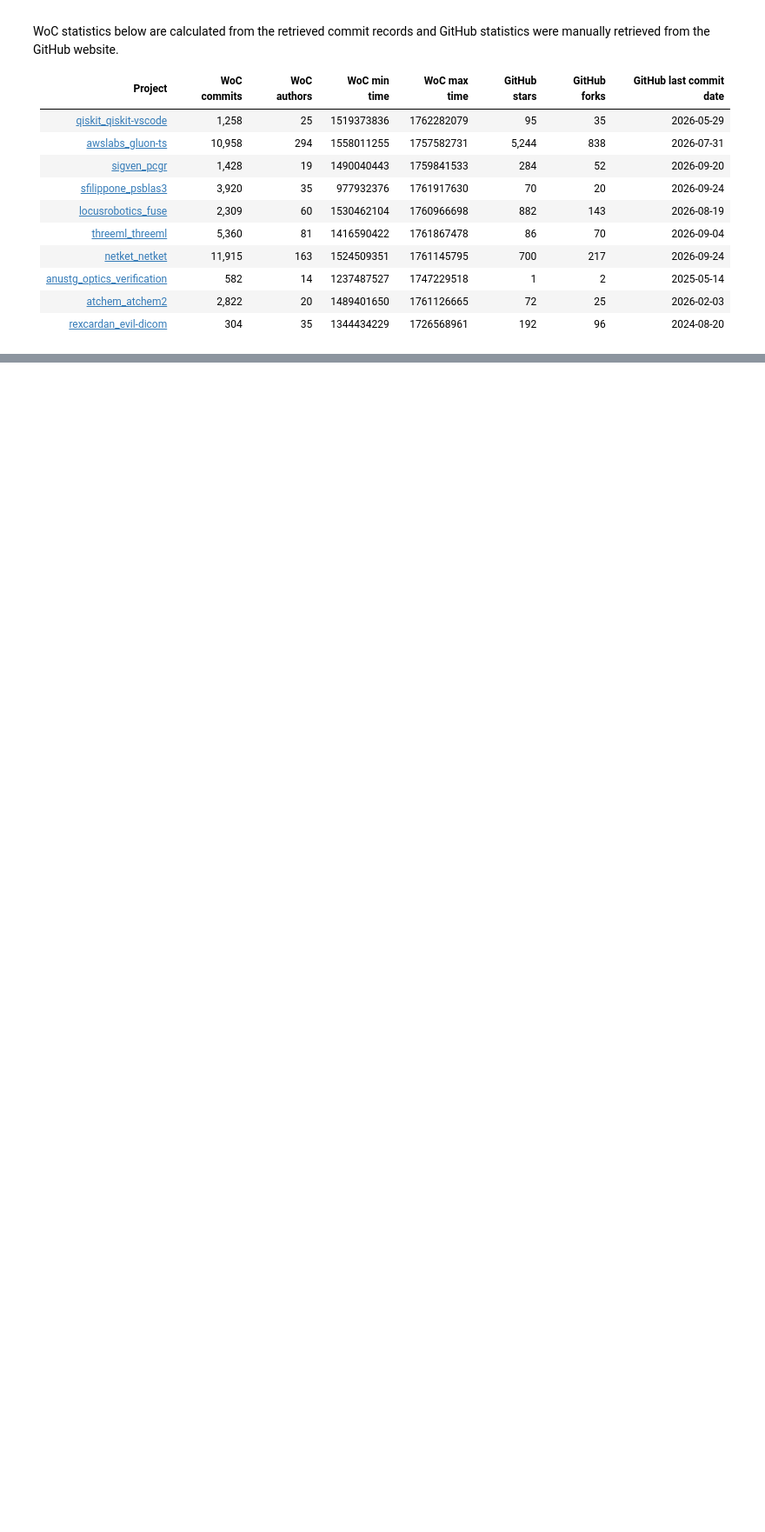
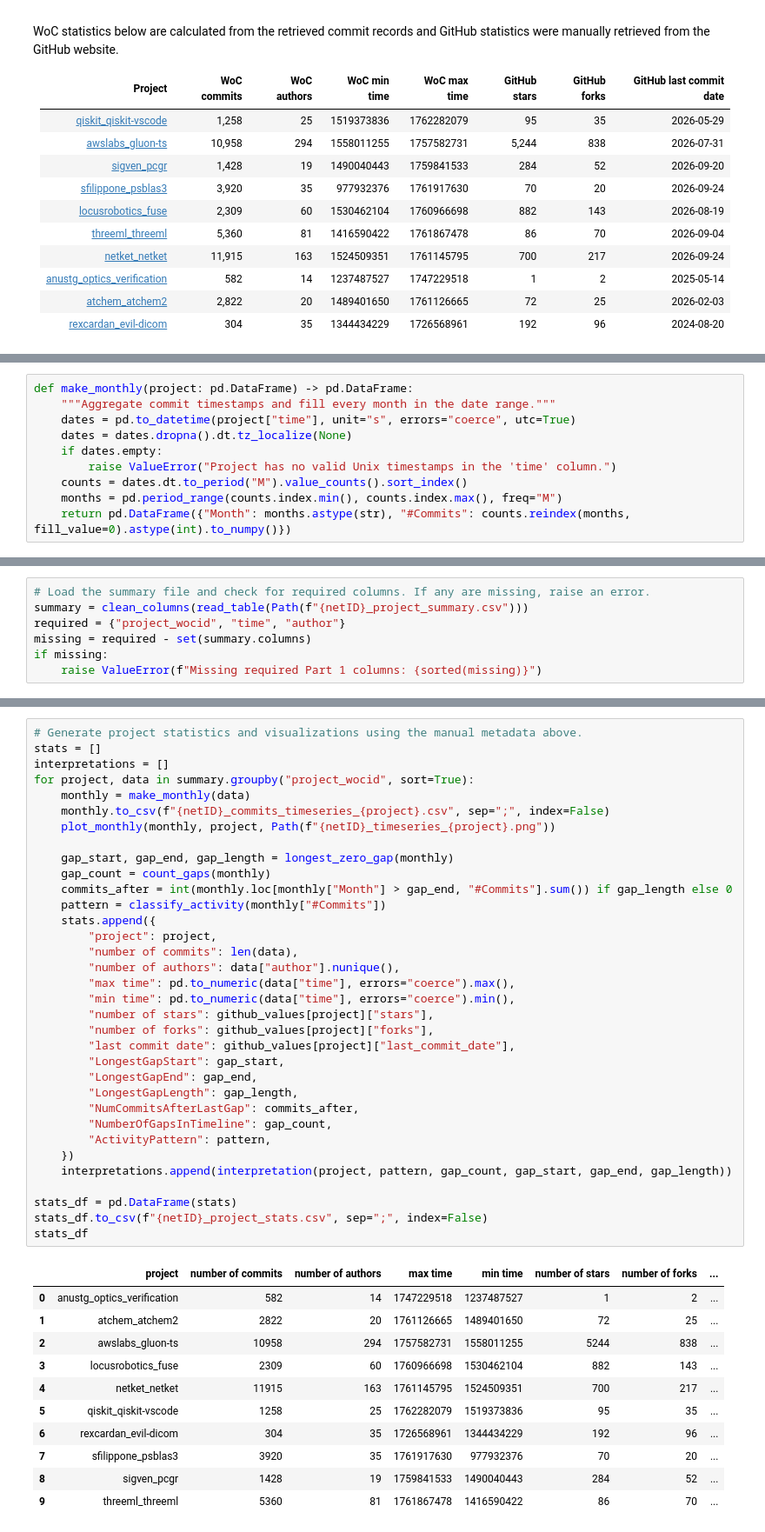
Before and after one commit to PiSaucer/MiniProject2, a Jupyter notebook: asaucer.ipynb, the cells around one changed output, grey strips where cells are left out. Shown at 87% size. Drawn from its saved outputs; the diff is of its cells as text; blank space fills up the shorter version.

Commit message:
Part 2

```diff
--- a/asaucer.ipynb
+++ b/asaucer.ipynb
@@ -148,0 +235,10 @@ WoC statistics below are calculated from the retrieved commit records and GitHub
+# %%
+def make_monthly(project: pd.DataFrame) -> pd.DataFrame:
+    """Aggregate commit timestamps and fill every month in the date range."""
+    dates = pd.to_datetime(project["time"], unit="s", errors="coerce", utc=True)
+    dates = dates.dropna().dt.tz_localize(None)
+    if dates.empty:
+        raise ValueError("Project has no valid Unix timestamps in the 'time' column.")
+    counts = dates.dt.to_period("M").value_counts().sort_index()
+    months = pd.period_range(counts.index.min(), counts.index.max(), freq="M")
+    return pd.DataFrame({"Month": months.astype(str), "#Commits": counts.reindex(months, fill_value=0).astype(int).to_numpy()})
@@ -148,0 +264,7 @@ WoC statistics below are calculated from the retrieved commit records and GitHub
+# %%
+# Load the summary file and check for required columns. If any are missing, raise an error.
+summary = clean_columns(read_table(Path(f"{netID}_project_summary.csv")))
+required = {"project_wocid", "time", "author"}
+missing = required - set(summary.columns)
+if missing:
+    raise ValueError(f"Missing required Part 1 columns: {sorted(missing)}")
@@ -148,0 +325,46 @@ WoC statistics below are calculated from the retrieved commit records and GitHub
+# %%
+# Generate project statistics and visualizations using the manual metadata above.
+stats = []
+interpretations = []
+for project, data in summary.groupby("project_wocid", sort=True):
+    monthly = make_monthly(data)
+    monthly.to_csv(f"{netID}_commits_timeseries_{project}.csv", sep=";", index=False)
+    plot_monthly(monthly, project, Path(f"{netID}_timeseries_{project}.png"))
+
+    gap_start, gap_end, gap_length = longest_zero_gap(monthly)
+    gap_count = count_gaps(monthly)
+    commits_after = int(monthly.loc[monthly["Month"] > gap_end, "#Commits"].sum()) if gap_length else 0
+    pattern = classify_activity(monthly["#Commits"])
+    stats.append({
+        "project": project,
+        "number of commits": len(data),
+        "number of authors": data["author"].nunique(),
+        "max time": pd.to_numeric(data["time"], errors="coerce").max(),
+        "min time": pd.to_numeric(data["time"], errors="coerce").min(),
+        "number of stars": github_values[project]["stars"],
+        "number of forks": github_values[project]["forks"],
+        "last commit date": github_values[project]["last_commit_date"],
+        "LongestGapStart": gap_start,
+        "LongestGapEnd": gap_end,
+        "LongestGapLength": gap_length,
+        "NumCommitsAfterLastGap": commits_after,
+        "NumberOfGapsInTimeline": gap_count,
+        "ActivityPattern": pattern,
+    })
+    interpretations.append(interpretation(project, pattern, gap_count, gap_start, gap_end, gap_length))
+
+stats_df = pd.DataFrame(stats)
+stats_df.to_csv(f"{netID}_project_stats.csv", sep=";", index=False)
+stats_df
+# %% [output]
+|  | project | number of commits | number of authors | max time | min time | number of stars | number of forks | ... |
+| 0 | anustg_optics_verification | 582 | 14 | 1747229518 | 1237487527 | 1 | 2 | ... |
+| 1 | atchem_atchem2 | 2822 | 20 | 1761126665 | 1489401650 | 72 | 25 | ... |
+| 2 | awslabs_gluon-ts | 10958 | 294 | 1757582731 | 1558011255 | 5244 | 838 | ... |
+| 3 | locusrobotics_fuse | 2309 | 60 | 1760966698 | 1530462104 | 882 | 143 | ... |
+| 4 | netket_netket | 11915 | 163 | 1761145795 | 1524509351 | 700 | 217 | ... |
+| 5 | qiskit_qiskit-vscode | 1258 | 25 | 1762282079 | 1519373836 | 95 | 35 | ... |
+| 6 | rexcardan_evil-dicom | 304 | 35 | 1726568961 | 1344434229 | 192 | 96 | ... |
+| 7 | sfilippone_psblas3 | 3920 | 35 | 1761917630 | 977932376 | 70 | 20 | ... |
+| 8 | sigven_pcgr | 1428 | 19 | 1759841533 | 1490040443 | 284 | 52 | ... |
+| 9 | threeml_threeml | 5360 | 81 | 1761867478 | 1416590422 | 86 | 70 | ... |
```
Also changed, not shown: parts of 6 cells of this notebook, 21 other files.
